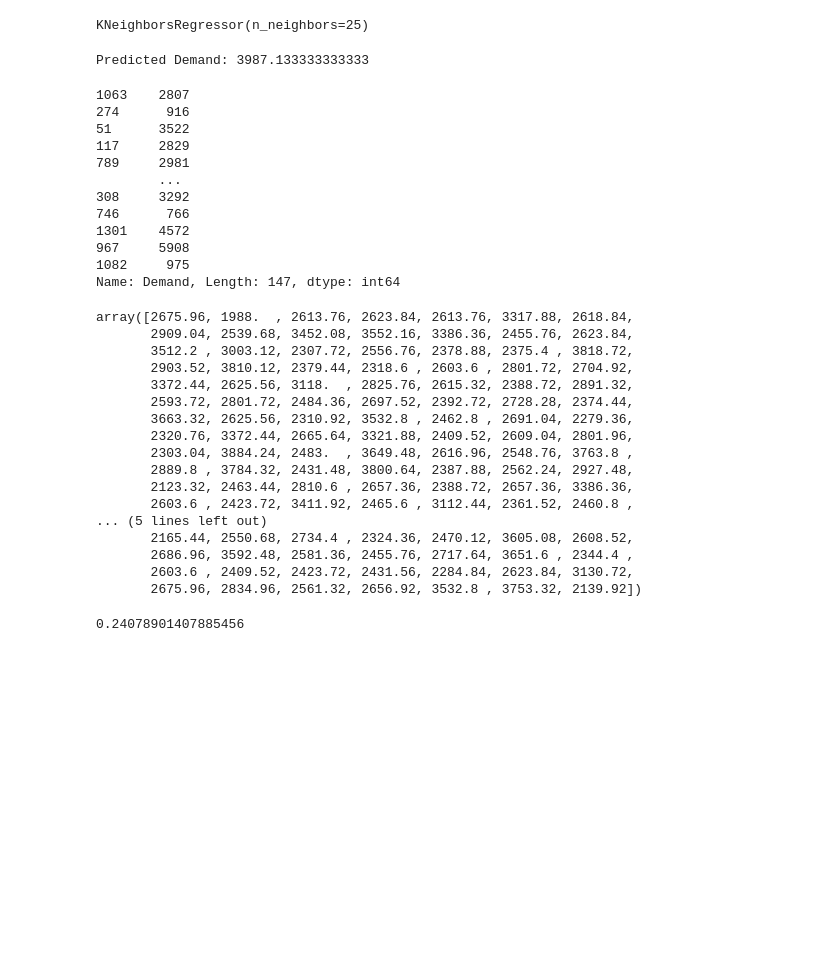
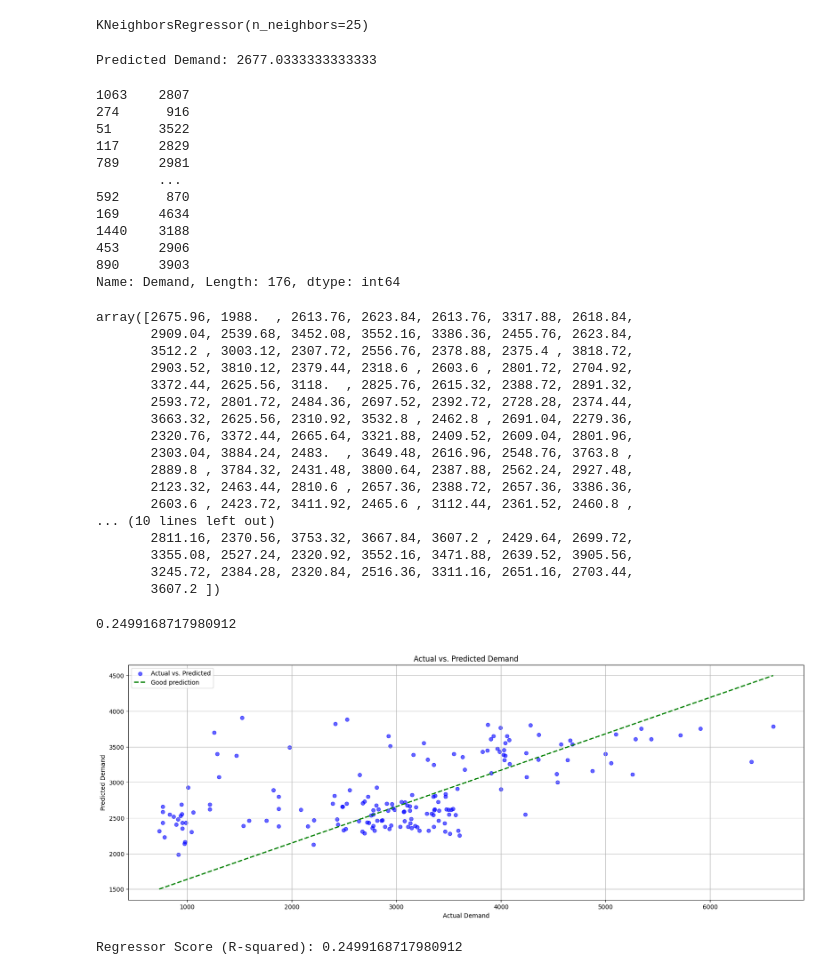
Before and after one commit to tom0411/BAD-Project, a Jupyter notebook: knnRegression.ipynb, the cells around one changed output. Saved outputs shown, nothing was run; the diff lists cells and outputs as text; code cells hidden in the pictures; blank space fills up the shorter version.

Commit message:
Better regression fit

```diff
--- a/knnRegression.ipynb
+++ b/knnRegression.ipynb
@@ -20,7 +33,7 @@ See the caveats in the documentation: https://pandas.pydata.org/pandas-docs/stab
   X['Holiday'] = X['Holiday'].astype(int)
 # %%
 # Splitting the dataset into training and testing sets
-X_train, X_test, y_train, y_test = train_test_split(X, y, test_size=0.1, random_state=8)
+X_train, X_test, y_train, y_test = train_test_split(X, y, test_size=0.12, random_state=8)
 # %%
 regressor = KNeighborsRegressor(n_neighbors=25)
 regressor.fit(X_train, y_train)
@@ -30,14 +43,14 @@ KNeighborsRegressor(n_neighbors=25)
 # Example input: [Holiday, Temperature, Rainfall]
 # Let's say we want to predict the demand for a day that is not a holiday,
 # with a temperature of 20 degrees and rainfall of 10mm.
-new_data = [[0,30,60]]  # Replace this with your new data
+new_data = [[0,28.9,2.8]]  # Replace this with your new data
 
 # Normalize and make a prediction using the trained model
 predicted_demand = best_knn.predict(new_data)
 
 print("Predicted Demand:", predicted_demand[0])
 # %% [output]
-Predicted Demand: 3987.133333333333
+Predicted Demand: 2677.0333333333333
 # %%
 y_test
 # %% [output]
@@ -47,12 +60,12 @@ y_test
 117     2829
 789     2981
         ...
-308     3292
-746      766
-1301    4572
-967     5908
-1082     975
-Name: Demand, Length: 147, dtype: int64
+592      870
+169     4634
+1440    3188
+453     2906
+890     3903
+Name: Demand, Length: 176, dtype: int64
 # %%
 regressor.predict(X_test)
 # %% [output]
@@ -68,12 +81,42 @@ array([2675.96, 1988.  , 2613.76, 2623.84, 2613.76, 3317.88, 2618.84,
        2889.8 , 3784.32, 2431.48, 3800.64, 2387.88, 2562.24, 2927.48,
        2123.32, 2463.44, 2810.6 , 2657.36, 2388.72, 2657.36, 3386.36,
        2603.6 , 2423.72, 3411.92, 2465.6 , 3112.44, 2361.52, 2460.8 ,
-... (5 lines left out)
-       2165.44, 2550.68, 2734.4 , 2324.36, 2470.12, 3605.08, 2608.52,
-       2686.96, 3592.48, 2581.36, 2455.76, 2717.64, 3651.6 , 2344.4 ,
-       2603.6 , 2409.52, 2423.72, 2431.56, 2284.84, 2623.84, 3130.72,
-       2675.96, 2834.96, 2561.32, 2656.92, 3532.8 , 3753.32, 2139.92])
+... (10 lines left out)
+       2811.16, 2370.56, 3753.32, 3667.84, 3607.2 , 2429.64, 2699.72,
+       3355.08, 2527.24, 2320.92, 3552.16, 3471.88, 2639.52, 3905.56,
+       3245.72, 2384.28, 2320.84, 2516.36, 3311.16, 2651.16, 2703.44,
+       3607.2 ])
 # %%
 regressor.score(X_test, y_test)
 # %% [output]
-0.24078901407885456
+0.2499168717980912
+# %%
+
+# Predict demand for the test set
+predicted_test_demand = regressor.predict(X_test)
+
+# Visualize the regression effect
+plt.figure(figsize=(20, 7))
+
+# Scatter plot of actual test data vs. predicted test data
+plt.scatter(y_test, predicted_test_demand, color='blue', label='Actual vs. Predicted', alpha=0.6)
+
+# Diagonal line for reference (perfect prediction)
+plt.plot([min(y_test), max(y_test)], [1500,4500], linestyle='--', color='green', linewidth=2, label='Good prediction')
+
+plt.xlabel('Actual Demand')
+plt.ylabel('Predicted Demand')
+plt.title('Actual vs. Predicted Demand')
+plt.legend()
+plt.grid(True)
+plt.show()
+
+# Display the actual test data
+
+
+# Calculate the score of the regressor
+score = regressor.score(X_test, y_test)
+print("Regressor Score (R-squared):", score)
+# %% [output]
+[figure, added]
+Regressor Score (R-squared): 0.2499168717980912
```
Also changed, not shown: parts of 2 cells of this notebook.
